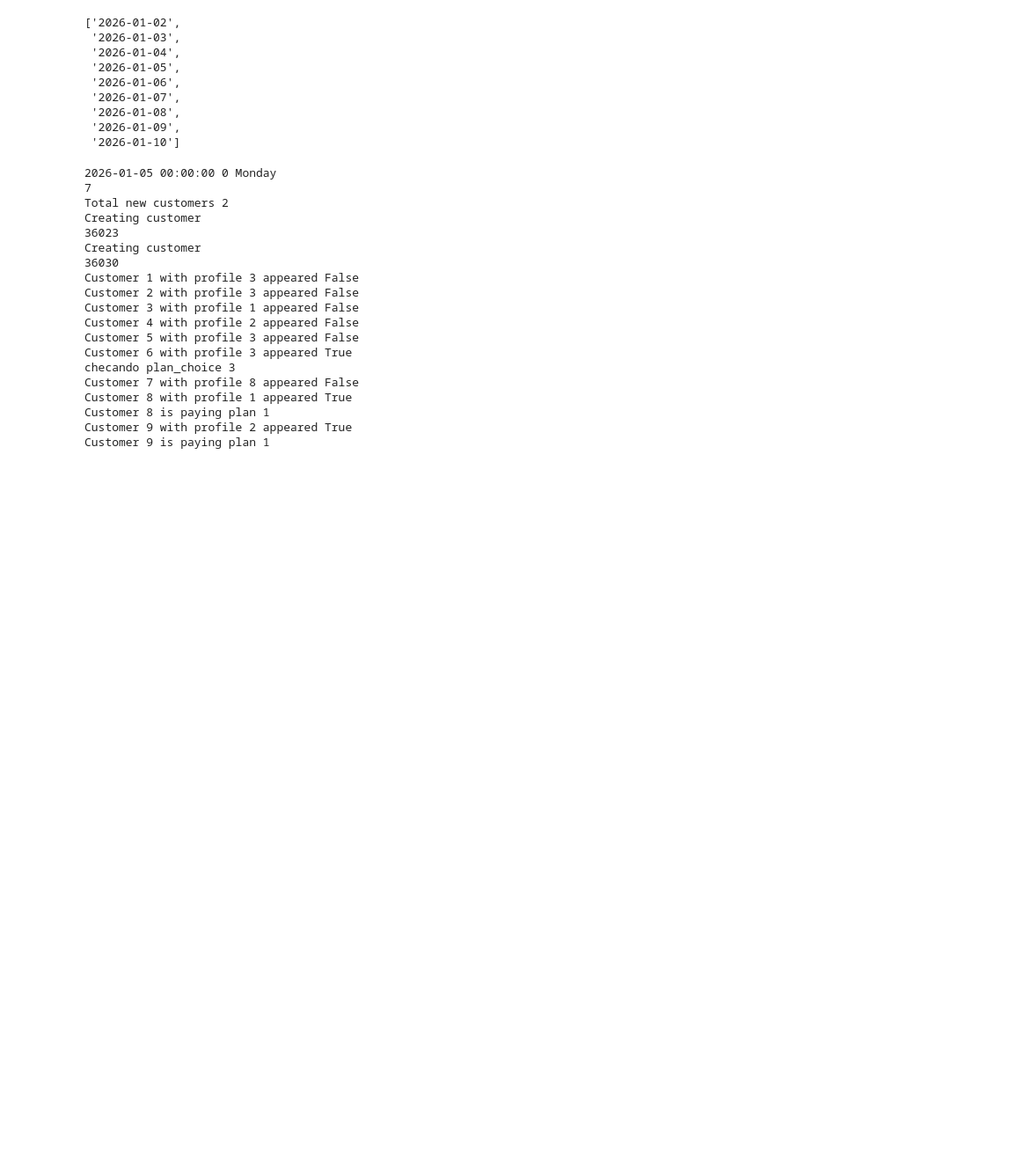
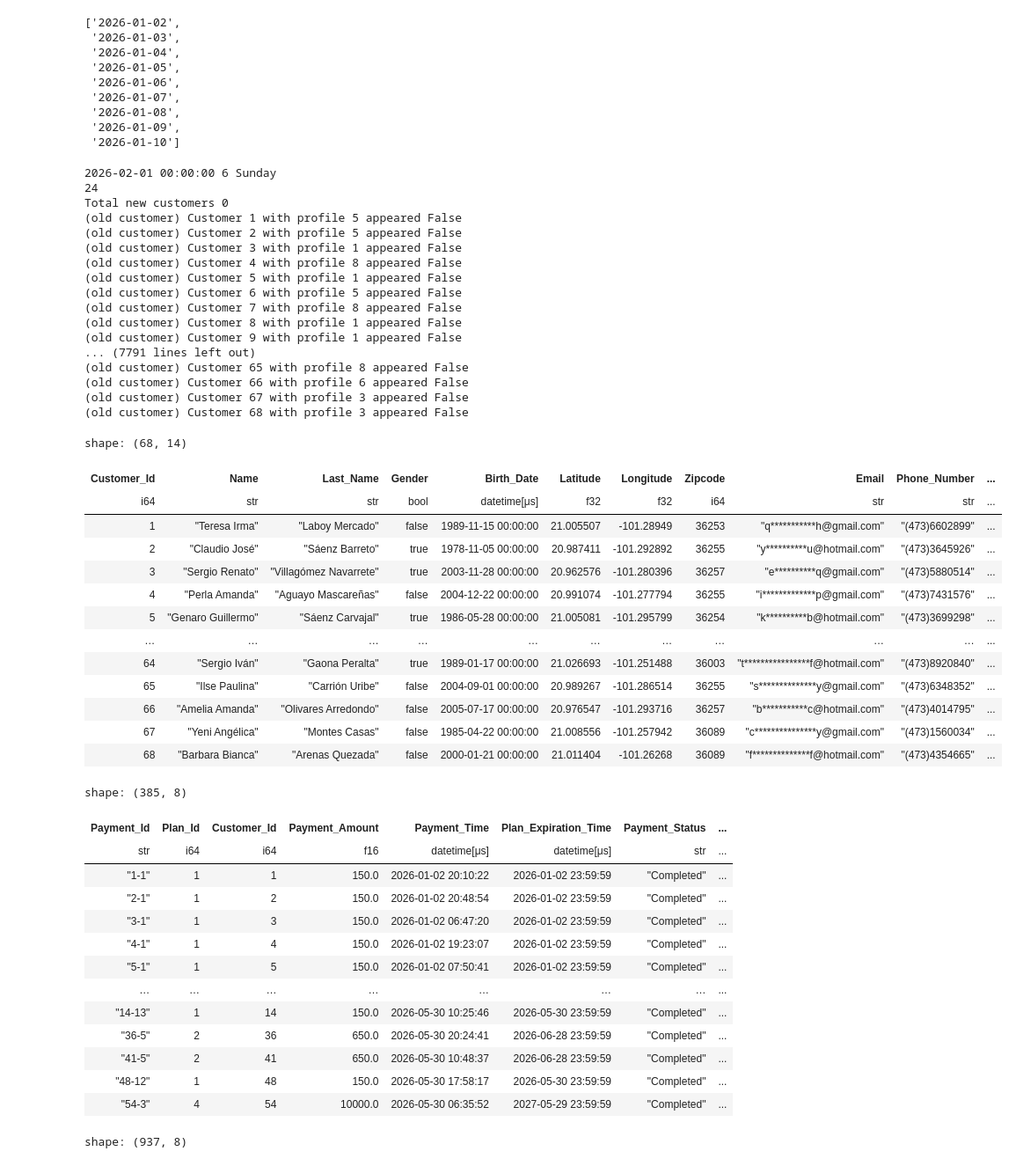
Before and after one commit to BrunoRodriguez274/Data_project, a Jupyter notebook: notebooks/access_data_generator.ipynb, the cells around one changed output. Shown at 88% size. Saved outputs shown, nothing was run; the diff lists cells and outputs as text; code cells hidden in the pictures; blank space fills up the shorter version.

Commit message:
Arreglo de bug en tabla access, se generan datos de 5 meses

```diff
--- a/notebooks/access_data_generator.ipynb
+++ b/notebooks/access_data_generator.ipynb
@@ -498,25 +515,56 @@ def create_customer_access_data(date_, profile_metadata_, gym_hours_, data_path_
  '2026-01-09',
  '2026-01-10']
 # %%
-date = '2026-01-05'
-datasets = create_customer_access_data(date, profiles, gym_hours)
+for m_day in [day.strftime("%Y-%m-%d") for day in pd.date_range(start= "2026-02-01", end = "2026-05-30")]:
+    datasets = create_customer_access_data(m_day, profiles, gym_hours)
+
+display(datasets[0])
+display(datasets[1])
+display(datasets[2])
 # %% [output]
-2026-01-05 00:00:00 0 Monday
-7
-Total new customers 2
-Creating customer
-36023
-Creating customer
-36030
-Customer 1 with profile 3 appeared False
-Customer 2 with profile 3 appeared False
-Customer 3 with profile 1 appeared False
-Customer 4 with profile 2 appeared False
-Customer 5 with profile 3 appeared False
-Customer 6 with profile 3 appeared True
-checando plan_choice 3
-Customer 7 with profile 8 appeared False
-Customer 8 with profile 1 appeared True
-Customer 8 is paying plan 1
-Customer 9 with profile 2 appeared True
-Customer 9 is paying plan 1
+2026-02-01 00:00:00 6 Sunday
+24
+Total new customers 0
+(old customer) Customer 1 with profile 5 appeared False
+(old customer) Customer 2 with profile 5 appeared False
+(old customer) Customer 3 with profile 1 appeared False
+(old customer) Customer 4 with profile 8 appeared False
+(old customer) Customer 5 with profile 1 appeared False
+(old customer) Customer 6 with profile 5 appeared False
+(old customer) Customer 7 with profile 8 appeared False
+(old customer) Customer 8 with profile 1 appeared False
+(old customer) Customer 9 with profile 1 appeared False
+... (7791 lines left out)
+(old customer) Customer 65 with profile 8 appeared False
+(old customer) Customer 66 with profile 6 appeared False
+(old customer) Customer 67 with profile 3 appeared False
+(old customer) Customer 68 with profile 3 appeared False
+shape: (68, 14)
+| Customer_Id | Name | Last_Name | Gender | Birth_Date | Latitude | Longitude | Zipcode | Email | Phone_Number | ... |
+| i64 | str | str | bool | datetime[μs] | f32 | f32 | i64 | str | str | ... |
+| 1 | "Teresa Irma" | "Laboy Mercado" | false | 1989-11-15 00:00:00 | 21.005507 | -101.28949 | 36253 | "q***********h@gmail.com" | "(473)6602899" | ... |
+| 2 | "Claudio José" | "Sáenz Barreto" | true | 1978-11-05 00:00:00 | 20.987411 | -101.292892 | 36255 | "y**********u@hotmail.com" | "(473)3645926" | ... |
+| 3 | "Sergio Renato" | "Villagómez Navarrete" | true | 2003-11-28 00:00:00 | 20.962576 | -101.280396 | 36257 | "e**********q@gmail.com" | "(473)5880514" | ... |
+| 4 | "Perla Amanda" | "Aguayo Mascareñas" | false | 2004-12-22 00:00:00 | 20.991074 | -101.277794 | 36255 | "i*************p@gmail.com" | "(473)7431576" | ... |
+| 5 | "Genaro Guillermo" | "Sáenz Carvajal" | true | 1986-05-28 00:00:00 | 21.005081 | -101.295799 | 36254 | "k**********b@hotmail.com" | "(473)3699298" | ... |
+| … | … | … | … | … | … | … | … | … | … | ... |
+| 64 | "Sergio Iván" | "Gaona Peralta" | true | 1989-01-17 00:00:00 | 21.026693 | -101.251488 | 36003 | "t****************f@hotmail.com" | "(473)8920840" | ... |
+| 65 | "Ilse Paulina" | "Carrión Uribe" | false | 2004-09-01 00:00:00 | 20.989267 | -101.286514 | 36255 | "s**************y@gmail.com" | "(473)6348352" | ... |
+| 66 | "Amelia Amanda" | "Olivares Arredondo" | false | 2005-07-17 00:00:00 | 20.976547 | -101.293716 | 36257 | "b***********c@hotmail.com" | "(473)4014795" | ... |
+| 67 | "Yeni Angélica" | "Montes Casas" | false | 1985-04-22 00:00:00 | 21.008556 | -101.257942 | 36089 | "c***************y@gmail.com" | "(473)1560034" | ... |
+| 68 | "Barbara Bianca" | "Arenas Quezada" | false | 2000-01-21 00:00:00 | 21.011404 | -101.26268 | 36089 | "f**************f@hotmail.com" | "(473)4354665" | ... |
+shape: (385, 8)
+| Payment_Id | Plan_Id | Customer_Id | Payment_Amount | Payment_Time | Plan_Expiration_Time | Payment_Status | ... |
+| str | i64 | i64 | f16 | datetime[μs] | datetime[μs] | str | ... |
+| "1-1" | 1 | 1 | 150.0 | 2026-01-02 20:10:22 | 2026-01-02 23:59:59 | "Completed" | ... |
+| "2-1" | 1 | 2 | 150.0 | 2026-01-02 20:48:54 | 2026-01-02 23:59:59 | "Completed" | ... |
+| "3-1" | 1 | 3 | 150.0 | 2026-01-02 06:47:20 | 2026-01-02 23:59:59 | "Completed" | ... |
+| "4-1" | 1 | 4 | 150.0 | 2026-01-02 19:23:07 | 2026-01-02 23:59:59 | "Completed" | ... |
+| "5-1" | 1 | 5 | 150.0 | 2026-01-02 07:50:41 | 2026-01-02 23:59:59 | "Completed" | ... |
+| … | … | … | … | … | … | … | ... |
+| "14-13" | 1 | 14 | 150.0 | 2026-05-30 10:25:46 | 2026-05-30 23:59:59 | "Completed" | ... |
+| "36-5" | 2 | 36 | 650.0 | 2026-05-30 20:24:41 | 2026-06-28 23:59:59 | "Completed" | ... |
+| "41-5" | 2 | 41 | 650.0 | 2026-05-30 10:48:37 | 2026-06-28 23:59:59 | "Completed" | ... |
+| "48-12" | 1 | 48 | 150.0 | 2026-05-30 17:58:17 | 2026-05-30 23:59:59 | "Completed" | ... |
+| "54-3" | 4 | 54 | 10000.0 | 2026-05-30 06:35:52 | 2027-05-29 23:59:59 | "Completed" | ... |
+shape: (937, 8)
```
Also changed, not shown: parts of 6 cells of this notebook, 3 other files.
